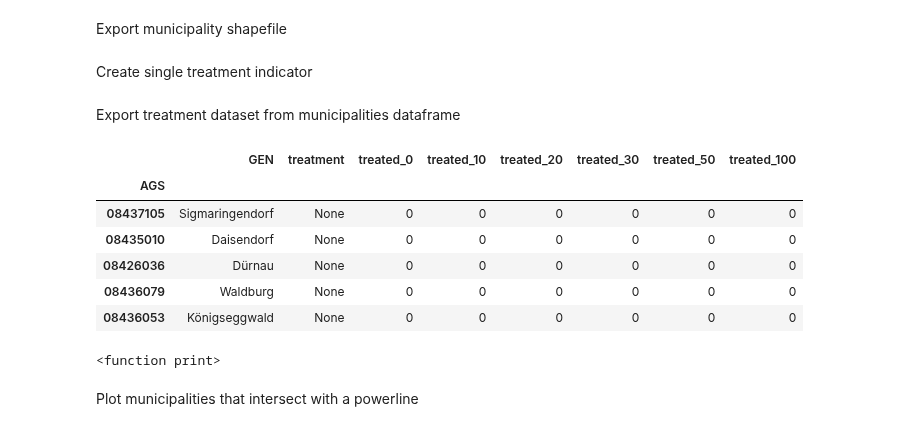
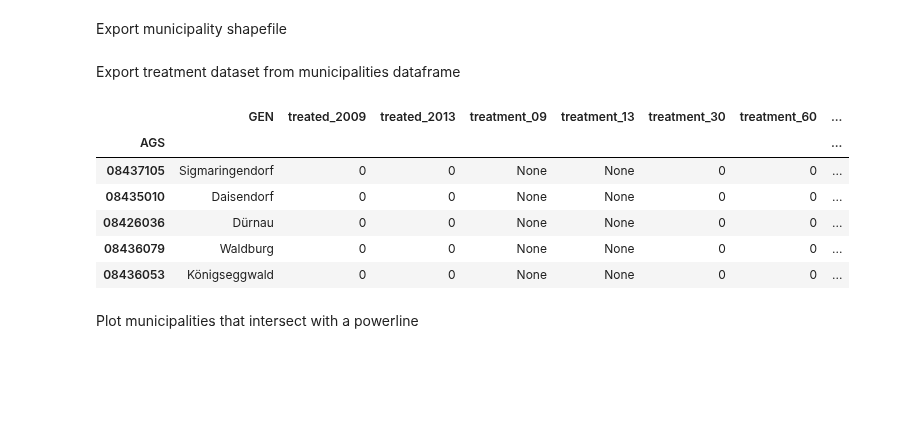
Before and after one commit to jan-schaeffer/powerlinemonsters, a Jupyter notebook: pl_treatment.ipynb, the cells around one changed output. Cells and saved outputs as stored; diff of their text form; code cells hidden in the pictures; blank space fills up the shorter version.

Commit message:
finish calc. of treatment dummies

```diff
--- a/pl_treatment.ipynb
+++ b/pl_treatment.ipynb
@@ -246,7 +247,11 @@ Set treatment = False if municipality is a start- or endpoint
 for buffer in (15, 30, 50):
     for i in range(len(municipalities)):
         # this sets treated_x = False if municipality contains a start- or endpoint
-        if any(startpoints['geometry'].within(municipalities['geometry'].values[i])):
-            municipalities.loc[municipalities.index[i], f'treated_{buffer*2}'] = False
-        elif any(endpoints['geometry'].within(municipalities['geometry'].values[i])):
-            municipalities.loc[municipalities.index[i], f'treated_{buffer*2}'] = False
+        if any(start_09['geometry'].within(municipalities['geometry'].values[i])):
+            municipalities.loc[municipalities.index[i], f'treated_{buffer*2}_09'] = False
+        elif any(start_13['geometry'].within(municipalities['geometry'].values[i])):
+            municipalities.loc[municipalities.index[i], f'treated_{buffer*2}_13'] = False
+        elif any(end_09['geometry'].within(municipalities['geometry'].values[i])):
+            municipalities.loc[municipalities.index[i], f'treated_{buffer*2}_09'] = False
+        elif any(end_13['geometry'].within(municipalities['geometry'].values[i])):
+            municipalities.loc[municipalities.index[i], f'treated_{buffer*2}_13'] = False
@@ -260,0 +268,6 @@ Name: treated_0, dtype: object
+# %%
+years = ['09', '13']
+for year in years:
+    municipalities[f'treatment_{year}'] = np.where(municipalities[f'treated_100_{year}'] == True, '100', 'None')
+    municipalities[f'treatment_{year}'] = np.where(municipalities[f'treated_60_{year}'] == True, '60', municipalities[f'treatment_{year}'])
+    municipalities[f'treatment_{year}'] = np.where(municipalities[f'treated_30_{year}'] == True, '30', municipalities[f'treatment_{year}'])
@@ -260,0 +291,4 @@ Name: treated_0, dtype: object
+# %%
+for buffer in (15, 30, 50):
+    municipalities[f'treatment_{buffer*2}'] = np.where(municipalities[f'treated_{buffer*2}_13'] == True, 2013, 0)
+    municipalities[f'treatment_{buffer*2}'] = np.where(municipalities[f'treated_{buffer*2}_09'] == True, 2009, municipalities[f'treatment_{buffer*2}'])
@@ -262,35 +314,24 @@ Name: treated_0, dtype: object
 Export municipality shapefile
 # %%
 municipalities.to_file(f'{path}/data/geodata/municipalities.shp')
-# %% [markdown]
-Create single treatment indicator
-# %%
-municipalities['treatment'] = np.where(municipalities['treated_100'] == True, 100, 'None')
-municipalities['treatment'] = np.where(municipalities['treated_50'] == True, 50, municipalities['treatment'])
-municipalities['treatment'] = np.where(municipalities['treated_30'] == True, 30, municipalities['treatment'])
-municipalities['treatment'] = np.where(municipalities['treated_20'] == True, 20, municipalities['treatment'])
-municipalities['treatment'] = np.where(municipalities['treated_10'] == True, 10, municipalities['treatment'])
-municipalities['treatment'] = np.where(municipalities['treated_0'] == True, 0, municipalities['treatment'])
 # %% [markdown]
 Export treatment dataset from municipalities dataframe
 # %%
 treatment = pd.DataFrame(municipalities)
-treatment = treatment.reindex(columns=['AGS', 'GEN', 'treatment', 'treated_0', 'treated_10', 'treated_20', 'treated_30', 'treated_50', 'treated_100'])
+columns = ['AGS', 'GEN', 'treated_2009', 'treated_2013', 'treatment_09', 'treatment_13',  'treatment_30', 'treatment_60', 'treatment_100']
+#columns = columns.append('treated_30_09','treated_60_09','treated_100_09', 'treated_30_13','treated_60_13','treated_100_13')
+treatment = treatment.reindex(columns=columns)
 treatment = treatment.set_index('AGS')
 treatment = treatment.replace({True:1, False:0})
 treatment.to_csv(f'{path}/data/treatment.csv', encoding = 'utf-8-sig')
 treatment.head()
 # %% [output]
-|  | GEN | treatment | treated_0 | treated_10 | treated_20 | treated_30 | treated_50 | treated_100 |
-| AGS |  |  |  |  |  |  |  |  |
-| 08437105 | Sigmaringendorf | None | 0 | 0 | 0 | 0 | 0 | 0 |
-| 08435010 | Daisendorf | None | 0 | 0 | 0 | 0 | 0 | 0 |
-| 08426036 | Dürnau | None | 0 | 0 | 0 | 0 | 0 | 0 |
-| 08436079 | Waldburg | None | 0 | 0 | 0 | 0 | 0 | 0 |
-| 08436053 | Königseggwald | None | 0 | 0 | 0 | 0 | 0 | 0 |
+|  | GEN | treated_2009 | treated_2013 | treatment_09 | treatment_13 | treatment_30 | treatment_60 | ... |
+| AGS |  |  |  |  |  |  |  | ... |
+| 08437105 | Sigmaringendorf | 0 | 0 | None | None | 0 | 0 | ... |
+| 08435010 | Daisendorf | 0 | 0 | None | None | 0 | 0 | ... |
+| 08426036 | Dürnau | 0 | 0 | None | None | 0 | 0 | ... |
+| 08436079 | Waldburg | 0 | 0 | None | None | 0 | 0 | ... |
+| 08436053 | Königseggwald | 0 | 0 | None | None | 0 | 0 | ... |
-# %%
-print
-# %% [output]
-<function print>
 # %% [markdown]
 Plot municipalities that intersect with a powerline
```
Also changed, not shown: parts of 17 cells of this notebook, 17 other files.
